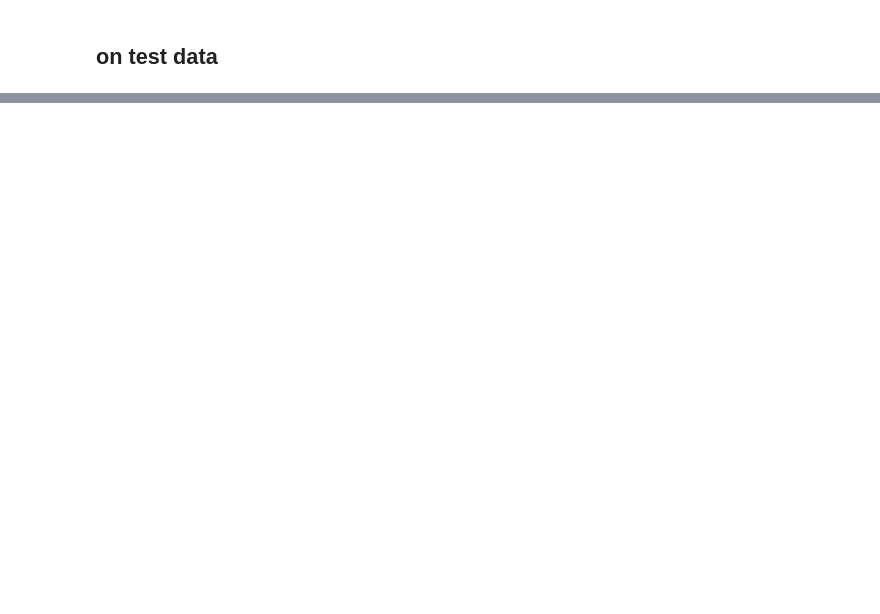
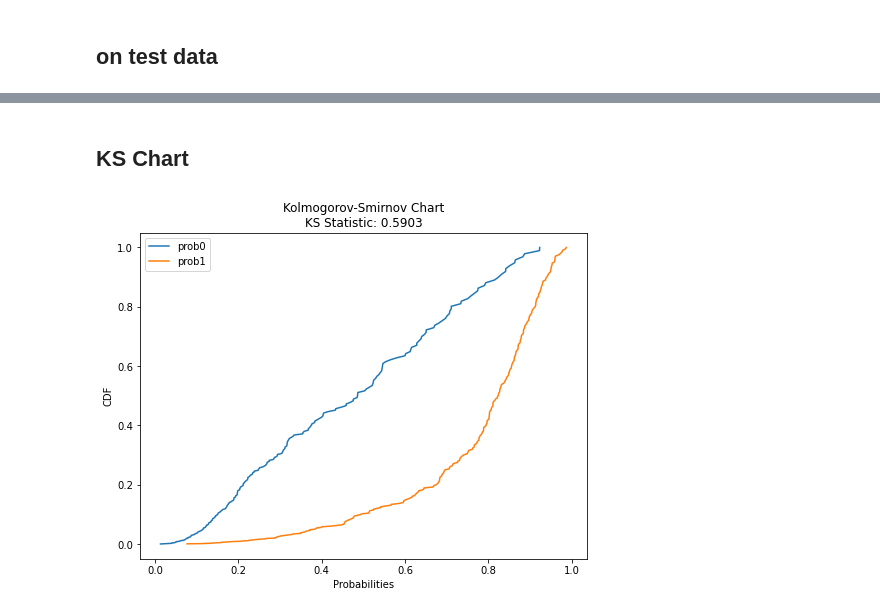
Before and after one commit to AkshitTayade/Speech-Emotion-Recognition-, a Jupyter notebook: modeling.ipynb, the cells around one changed output, grey strips where cells are left out. Cells and saved outputs as stored; diff of their text form; code cells hidden in the pictures; blank space fills up the shorter version.

```diff
--- a/modeling.ipynb
+++ b/modeling.ipynb
@@ -228,7 +385,3 @@ XGBClassifier(base_score=0.5, booster='gbtree', colsample_bylevel=1,
               num_parallel_tree=1, predictor='auto', random_state=0,
               reg_alpha=0, reg_lambda=1, scale_pos_weight=1, subsample=1,
               tree_method='exact', validate_parameters=1, verbosity=None)
-# %%
-xgb_fine_tune = xgboost.XGBClassifier(n_estimators = 150,max_depth = 6, learning_rate = 0.2)
-xgb_fine_tune.fit(X_train, y_train)
-y_pred_tuned = xgb_fine_tune.predict(X_val)
@@ -438,0 +601,38 @@ F1 Score (Micro-averaged): 0.7037037037037037
+# %% [markdown]
+## KS Chart
+# %%
+import numpy as np
+import matplotlib.pyplot as plt
+from scipy.stats import ks_2samp
+
+def ks_chart(probs, y):
+
+    class0 = y[y == 0]
+    class1 = y[y == 1]
+    prob0 = probs[:,0]
+    prob1 = probs[:,1]
+
+    ks = ks_2samp(prob0, prob1)
+
+    prob0 = np.sort(prob0)
+    prob1 = np.sort(prob1)
+    prob0_cdf = np.cumsum(prob0)
+    prob1_cdf = np.cumsum(prob1)
+    prob0_cdf = prob0_cdf / prob0_cdf[-1]
+    prob1_cdf = prob1_cdf / prob1_cdf[-1]
+
+    ks_statistic = ks.statistic
+
+    # Plot
+    plt.figure(figsize=(8, 6))
+    sns.lineplot(x=prob0, y=prob0_cdf, label="prob0")
+    sns.lineplot(x=prob1, y=prob1_cdf, label="prob1")
+    plt.xlabel("Probabilities")
+    plt.ylabel("CDF")
+    plt.title(f"Kolmogorov-Smirnov Chart\nKS Statistic: {ks_statistic:.4f}")
+
+    plt.show()
+# %%
+ks_chart(clf.predict_proba(X_test), y_test)
+# %% [output]
+[figure, added]
```
Also changed, not shown: parts of 44 cells of this notebook, 1 other file.
